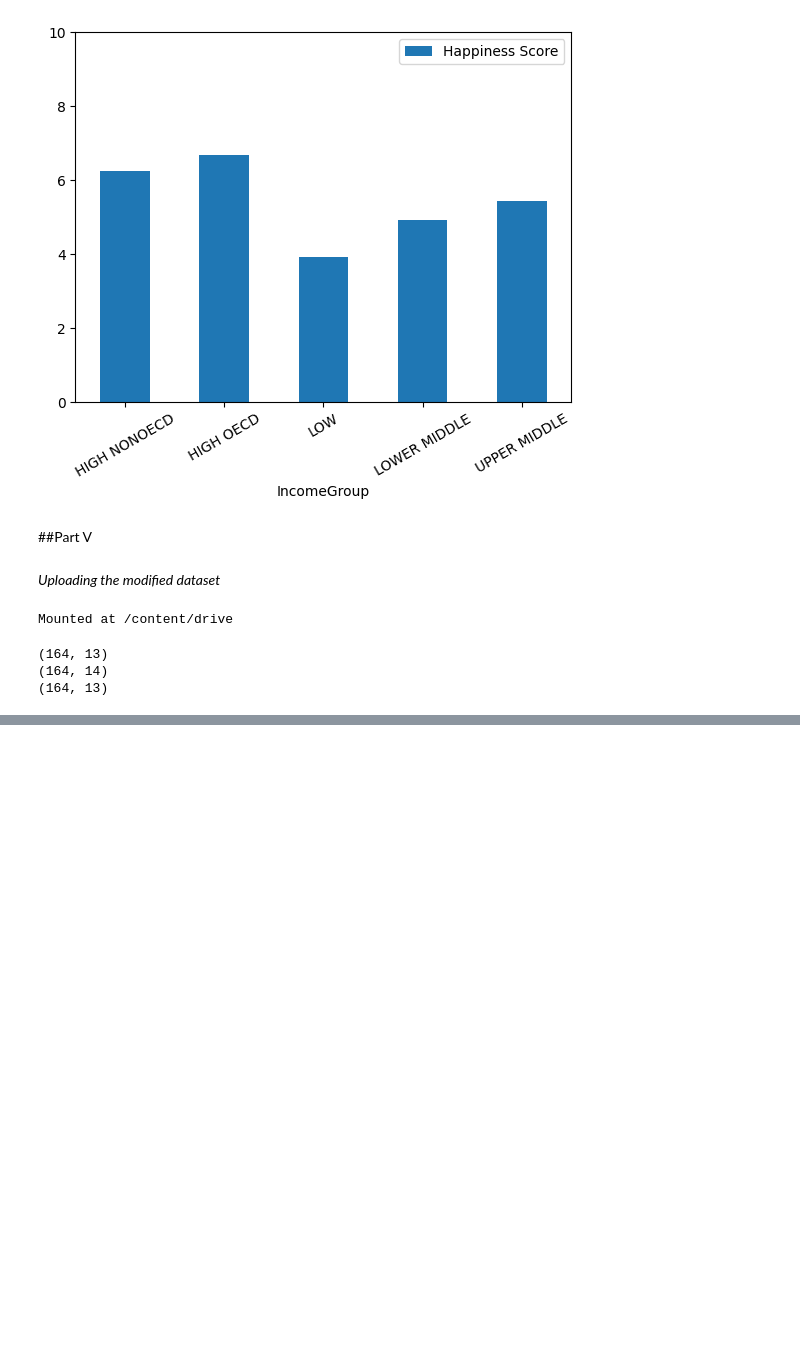
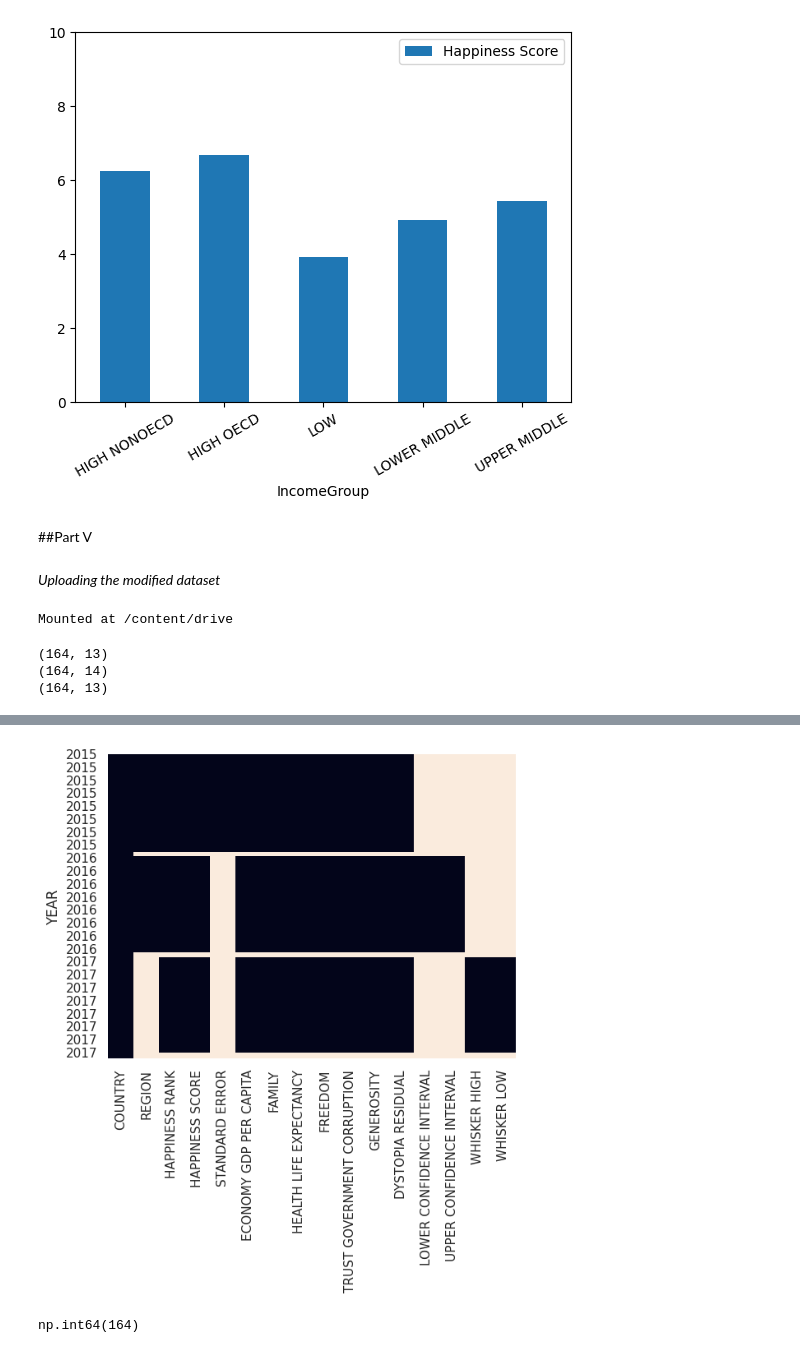
Before and after one commit to Krzesimir13/DataQuest, a Jupyter notebook: world_happiness.ipynb, the cells around one changed output, grey strips where cells are left out. Drawn from its saved outputs; the diff is of its cells as text; code cells hidden in the pictures; blank space fills up the shorter version.

```diff
--- a/world_happiness.ipynb
+++ b/world_happiness.ipynb
@@ -848,0 +856,3 @@ print(happiness2017.shape)
+# %%
+happiness2017.columns = happiness2017.columns.str.replace('.', ' ').\
+  str.replace(r'\s+', ' ', regex=True).str.strip().str.upper()
@@ -848,0 +873,7 @@ print(happiness2017.shape)
+# %%
+happiness2015.columns = happiness2015.columns.str.replace(r'[\(\)]', '', regex=True).str.upper()
+happiness2016.columns = happiness2016.columns.str.replace(r'[\(\)]', '', regex=True).str.upper()
+# %%
+combined = pd.concat([happiness2015, happiness2016, happiness2017], ignore_index=True)
+missing = combined.isna().sum()
+missing
@@ -848,0 +900,15 @@ print(happiness2017.shape)
+# %%
+import seaborn as sns
+
+sns.set()
+combined_updated = combined.set_index('YEAR')
+sns.heatmap(combined_updated.isnull(), cbar=False)
+plt.show()
+# %% [output]
+[figure, added]
+# %%
+regions_2017 = combined[combined['YEAR'] == 2017].loc[:, 'REGION']
+missing = regions_2017.isna().sum()
+missing
+# %% [output]
+np.int64(164)
```
Also changed, not shown: parts of 21 cells of this notebook.
